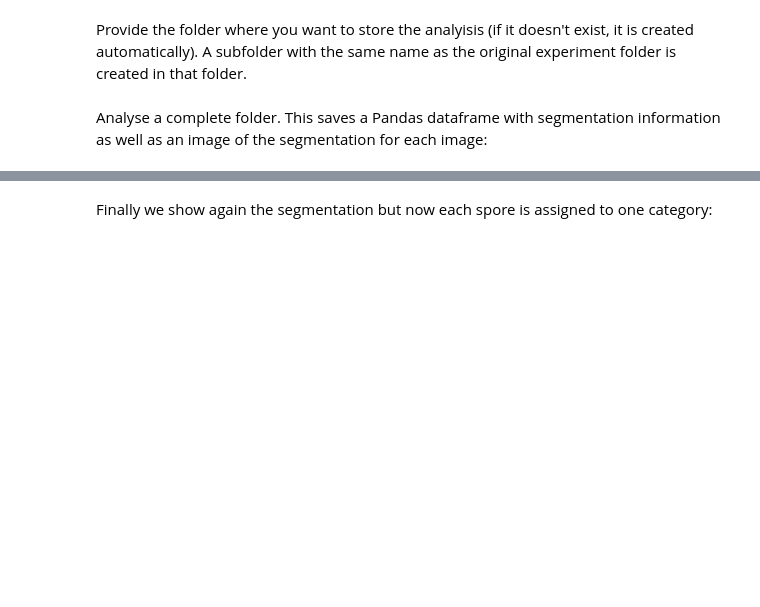
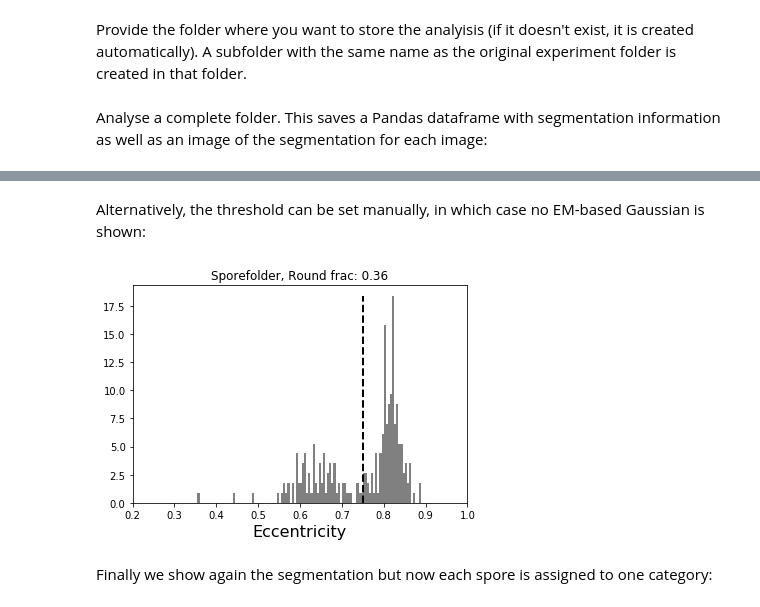
Before and after one commit to guiwitz/sporeseg, a Jupyter notebook: Spore_segmentation_demo.ipynb, the cells around one changed output, grey strips where cells are left out. Cells and saved outputs as stored; diff of their text form; code cells hidden in the pictures; blank space fills up the shorter version.

```diff
--- a/Spore_segmentation_demo.ipynb
+++ b/Spore_segmentation_demo.ipynb
@@ -38,3 +44,12 @@ spores.split_categories(spores.path_to_analysis(exp_folder, result_folder))
+# %% [markdown]
+Alternatively, the threshold can be set manually, in which case no EM-based Gaussian is shown:
+# %%
+spores.show_legend = False
+spores.show_title = True
+spores.threshold = 0.75
+spores.split_categories(spores.path_to_analysis(exp_folder, result_folder))
+# %% [output]
+[figure, added]
 # %% [markdown]
 Finally we show again the segmentation but now each spore is assigned to one category:
 # %%
```
Also changed, not shown: parts of 18 cells of this notebook.
